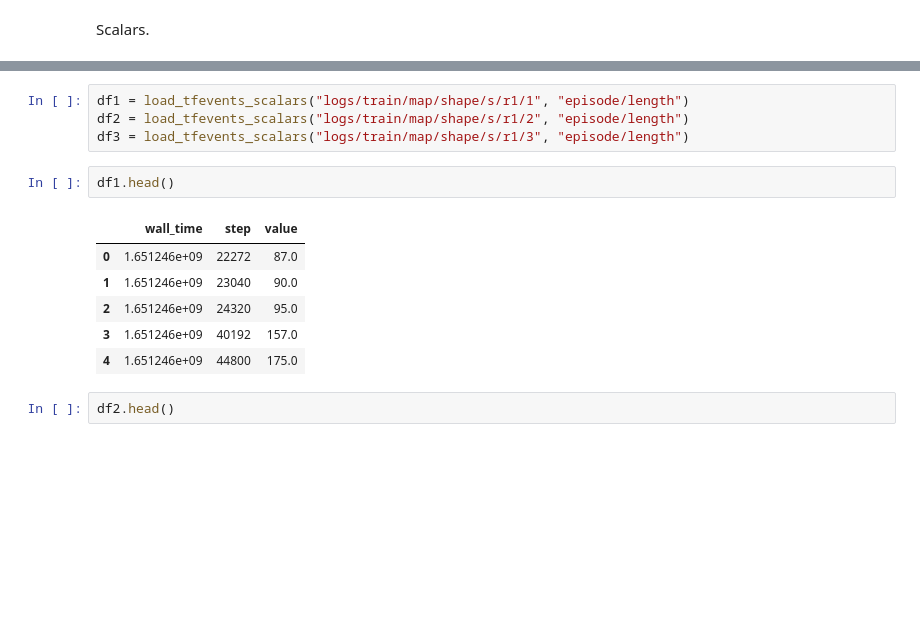
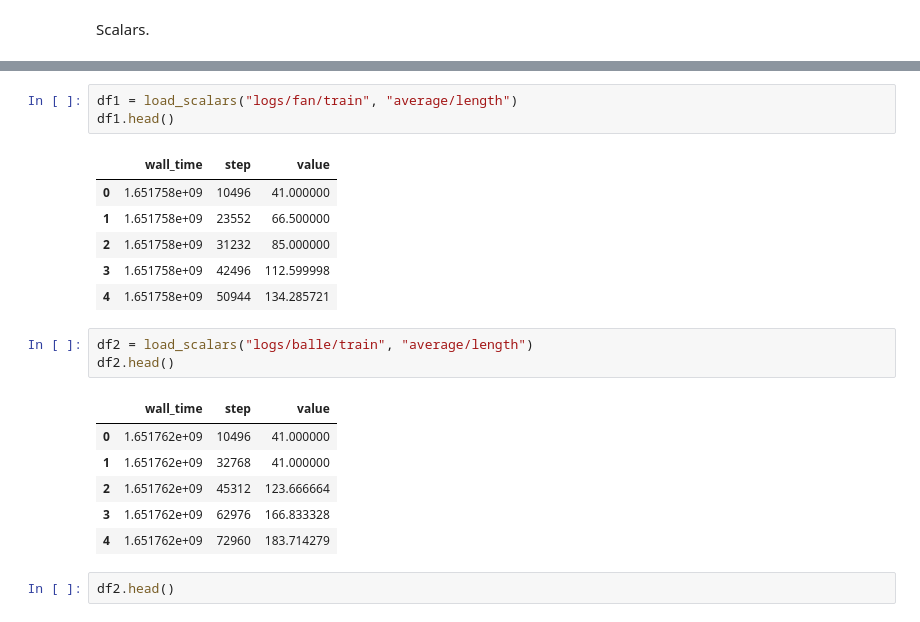
Before and after one commit to fumlig/visualsearch, a Jupyter notebook: plot.ipynb, the cells around one changed output, grey strips where cells are left out. Drawn from its saved outputs; the diff is of its cells as text; blank space fills up the shorter version.

```diff
--- a/plot.ipynb
+++ b/plot.ipynb
@@ -176,16 +179,23 @@ fig = plot_tboard(data, "episode/length", ylabel="length", smoothing=0.999, init
-# %%
-df1 = load_tfevents_scalars("logs/train/map/shape/s/r1/1", "episode/length")
-df2 = load_tfevents_scalars("logs/train/map/shape/s/r1/2", "episode/length")
-df3 = load_tfevents_scalars("logs/train/map/shape/s/r1/3", "episode/length")
-# %%
-df1.head()
-# %% [output]
-|  | wall_time | step | value |
-| 0 | 1.651246e+09 | 22272 | 87.0 |
-| 1 | 1.651246e+09 | 23040 | 90.0 |
-| 2 | 1.651246e+09 | 24320 | 95.0 |
-| 3 | 1.651246e+09 | 40192 | 157.0 |
-| 4 | 1.651246e+09 | 44800 | 175.0 |
+# %%
+df1 = load_scalars("logs/fan/train", "average/length")
+df1.head()
+# %% [output]
+|  | wall_time | step | value |
+| 0 | 1.651758e+09 | 10496 | 41.000000 |
+| 1 | 1.651758e+09 | 23552 | 66.500000 |
+| 2 | 1.651758e+09 | 31232 | 85.000000 |
+| 3 | 1.651758e+09 | 42496 | 112.599998 |
+| 4 | 1.651758e+09 | 50944 | 134.285721 |
+# %%
+df2 = load_scalars("logs/balle/train", "average/length")
+df2.head()
+# %% [output]
+|  | wall_time | step | value |
+| 0 | 1.651762e+09 | 10496 | 41.000000 |
+| 1 | 1.651762e+09 | 32768 | 41.000000 |
+| 2 | 1.651762e+09 | 45312 | 123.666664 |
+| 3 | 1.651762e+09 | 62976 | 166.833328 |
+| 4 | 1.651762e+09 | 72960 | 183.714279 |
 # %%
 df2.head()
 # %% [output]
```
Also changed, not shown: parts of 2 cells of this notebook, 11 other files.
